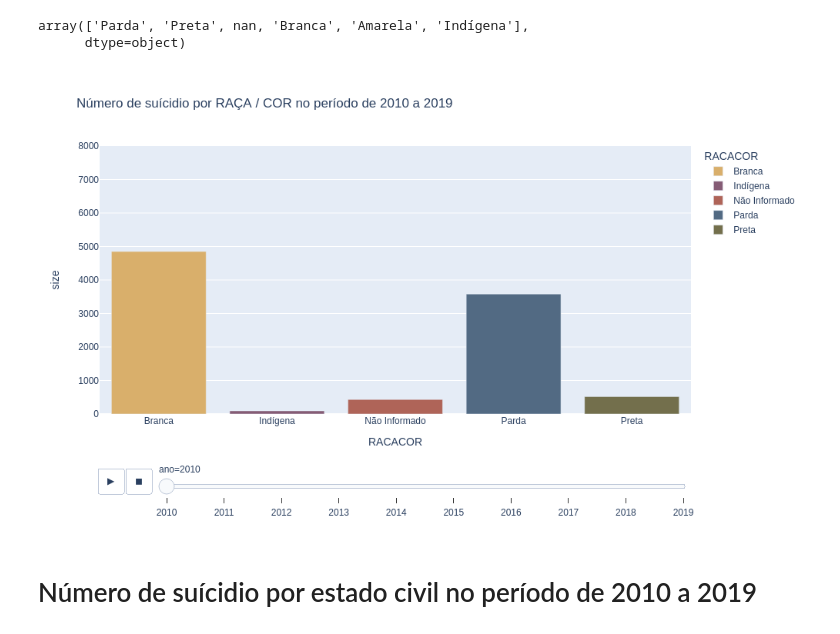
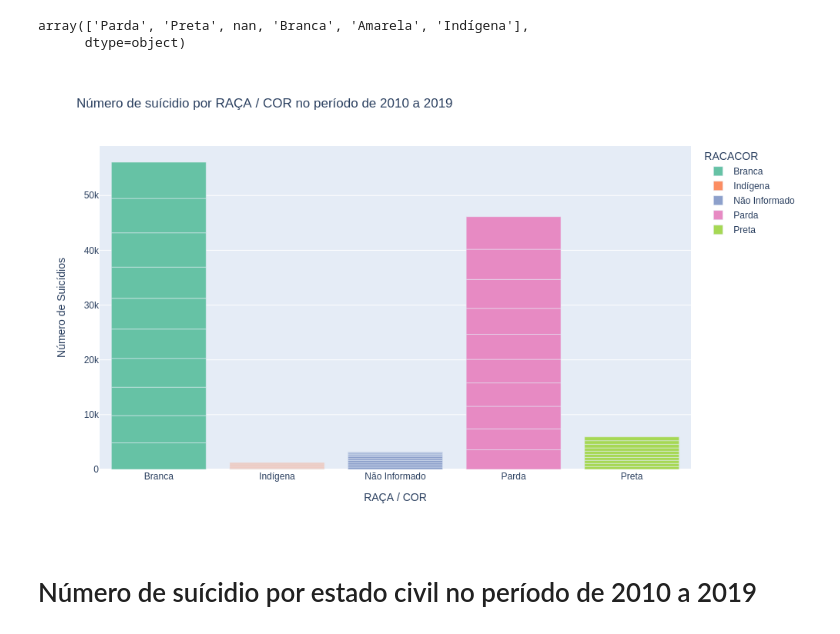
Before and after one commit to escobar-felipe/Projetos, a Jupyter notebook: Suicidio_brasil/Suicide_brazil.ipynb, the cells around one changed output. Saved outputs shown, nothing was run; the diff lists cells and outputs as text; code cells hidden in the pictures.

```diff
--- a/Suicidio_brasil/Suicide_brazil.ipynb
+++ b/Suicidio_brasil/Suicide_brazil.ipynb
@@ -122,6 +143,7 @@ df.head()
 # %%
 df['DTOBITO'] = pd.to_datetime( df['DTOBITO'] ,format="%Y/%m/%d")
 df['DTNASC']=  pd.to_datetime( df['DTNASC'] ,format="%Y/%m/%d",errors = 'coerce')
+df['ano_tri'] =df['DTOBITO'].dt.to_period("Q")
 df['ano_mes'] =df['DTOBITO'].dt.strftime('%Y-%m')
 df['ano_nasc'] =df['DTNASC'].dt.strftime('%Y')
 # %%
@@ -298,18 +377,17 @@ df_raca = df.groupby(['ano','RACACOR']).agg('size').reset_index()
 # %%
 df_raca.columns = ['ano','RACACOR', 'size']
 # %%
-fig = px.bar(df_raca, x="RACACOR", y="size",
-             color="RACACOR",
-             animation_frame="ano",
-             animation_group="RACACOR",
-             title='Número de suícidio por RAÇA / COR no período de 2010 a 2019',
-             range_y=[0,8000],
-            color_discrete_map={'Parda':'rgb(82, 106, 131)' ,'Preta':'rgb(115, 111, 76)' ,'Não Informado':'rgb(175, 100, 88)', 'Branca':'rgb(217, 175, 107)','Indígena':'rgb(133, 92, 117)'},
+fig = px.bar(df_raca, y="size", x="RACACOR",
+             color='RACACOR',
+            title='Número de suícidio por RAÇA / COR no período de 2010 a 2019',
+             color_discrete_sequence=px.colors.qualitative.Set2,
             height=600,
-             width=1000,)
+             width=1000)
+fig.update_layout(yaxis_title='Número de Suicídios',
+                 xaxis_title='RAÇA / COR')
 fig.show("png")
 # %% [output]
-[figure, old version]
+[figure, new version]
 # %% [markdown]
 # Número de suícidio por estado civil no período de 2010 a 2019
 # %%
```
Also changed, not shown: parts of 21 cells of this notebook, 1 other file.
